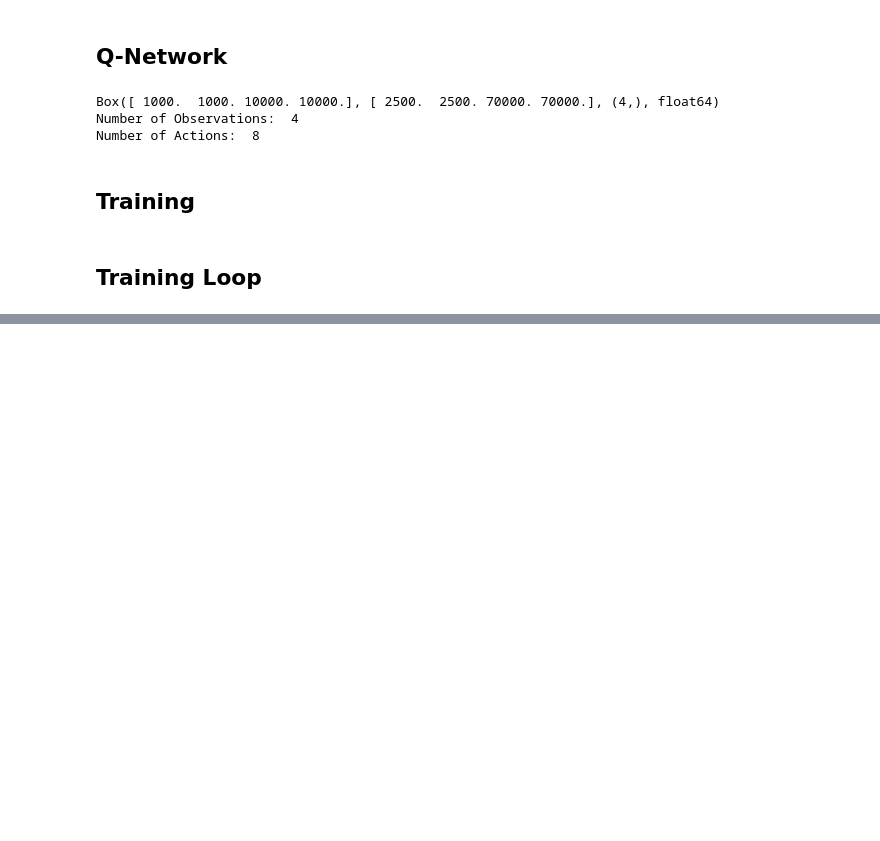
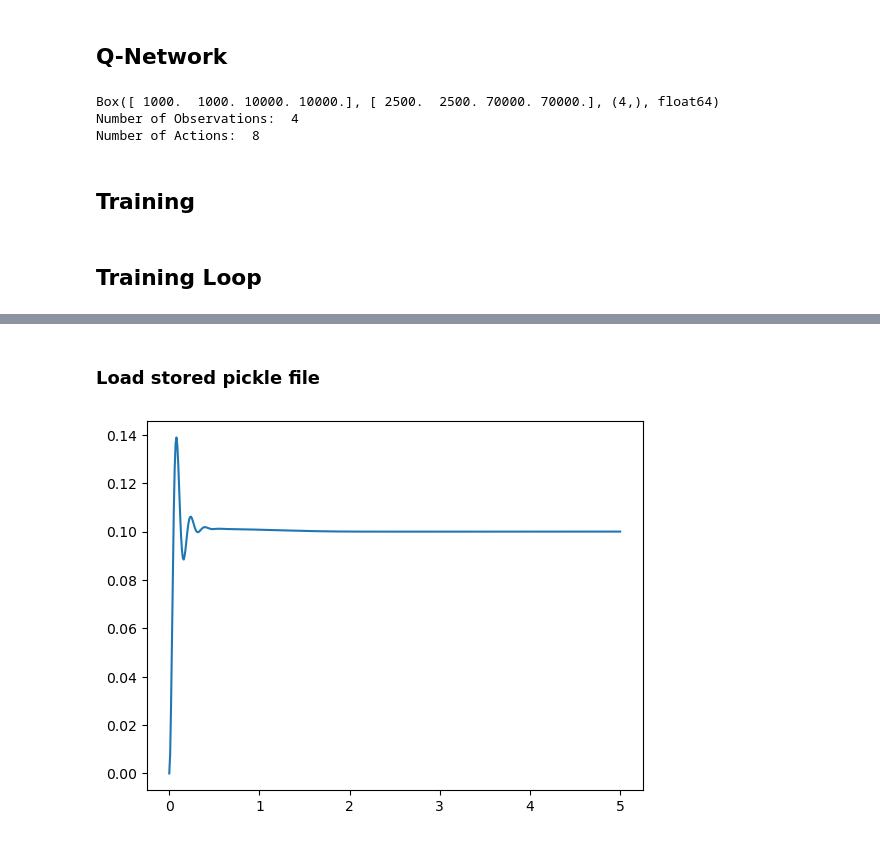
Before and after one commit to Astronauty/AiPEX-Projects, a Jupyter notebook: bond-graph-RL/DQN_Half_Car_Suspension.ipynb, the cells around one changed output, grey strips where cells are left out. Saved outputs shown, nothing was run; the diff lists cells and outputs as text; code cells hidden in the pictures; blank space fills up the shorter version.

Commit message:
half car plts

```diff
--- a/bond-graph-RL/DQN_Half_Car_Suspension.ipynb
+++ b/bond-graph-RL/DQN_Half_Car_Suspension.ipynb
@@ -456,12 +467,35 @@ data = {
     't': t,
     'episode_durations': episode_durations,
     'best_episode_rewards': best_episode_rewards,
-    'cumulative_rewards': cumulative_rewards
+    'cumulative_rewards': cumulative_rewards,
+    "best_response": best_response,
+    "best_params": best_params,
+    "best_reward": best_reward
 }
 
 # Specify the file path
-file_path = 'data/half_car_DQN_2.pkl'
+file_path = 'data/half_car_DQN_4.pkl'
 
 # Save the data to the file
 with open(file_path, 'wb') as file:
     pickle.dump(data, file)
+# %% [markdown]
+### Load stored pickle file
+# %%
+import pickle
+
+# Specify the file path
+file_path = 'data/half_car_DQN_4.pkl'
+
+# Load the data from the file
+with open(file_path, 'rb') as file:
+    data = pickle.load(file)
+
+# Access the loaded data
+t = data['t']
+episode_durations = data['episode_durations']
+best_episode_rewards = data['best_episode_rewards']
+cumulative_rewards = data['cumulative_rewards']
+best_response = data["best_response"]
+# %% [output]
+[figure, added]
```
Also changed, not shown: parts of 8 cells of this notebook, 13 other files.
